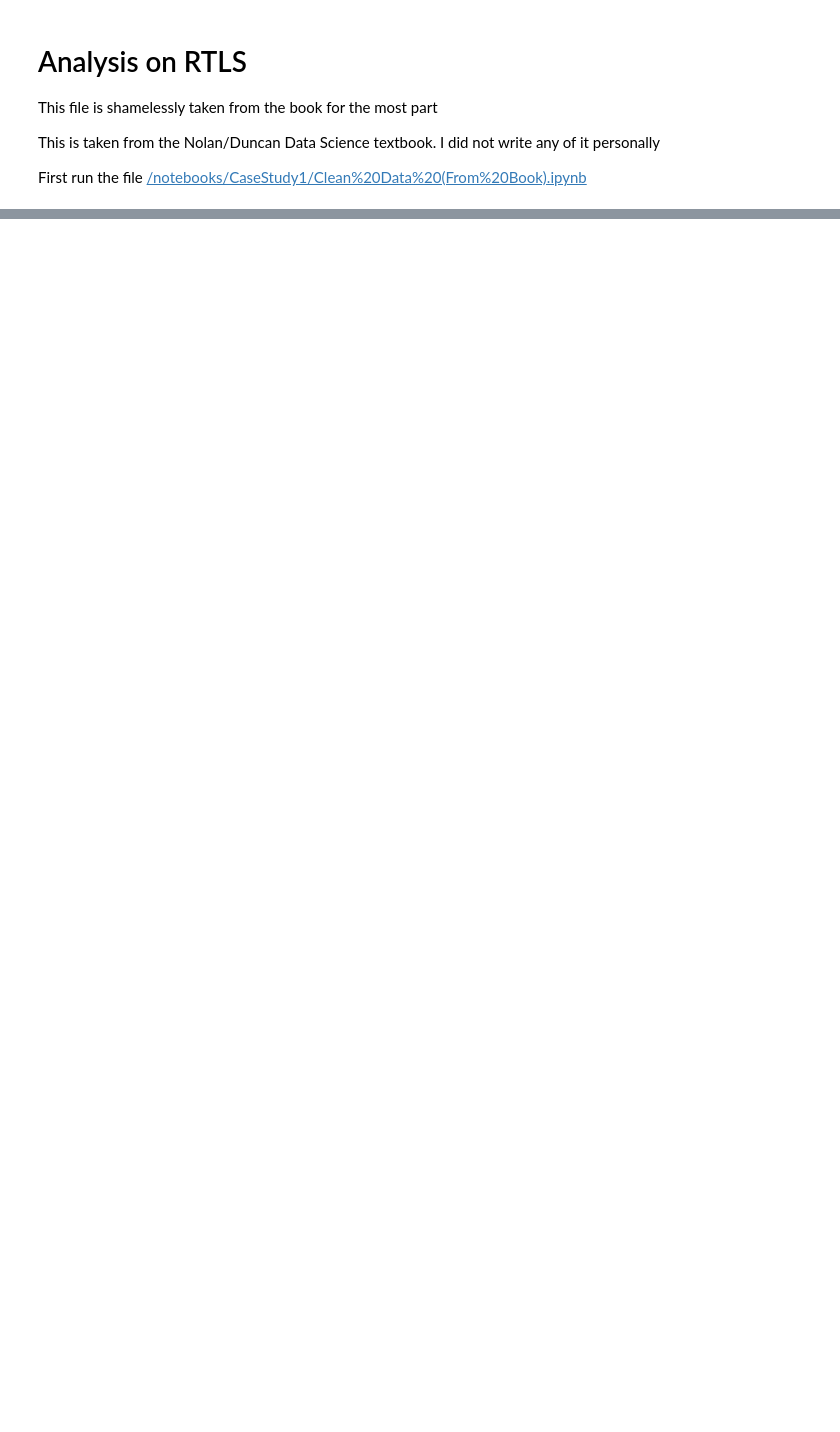
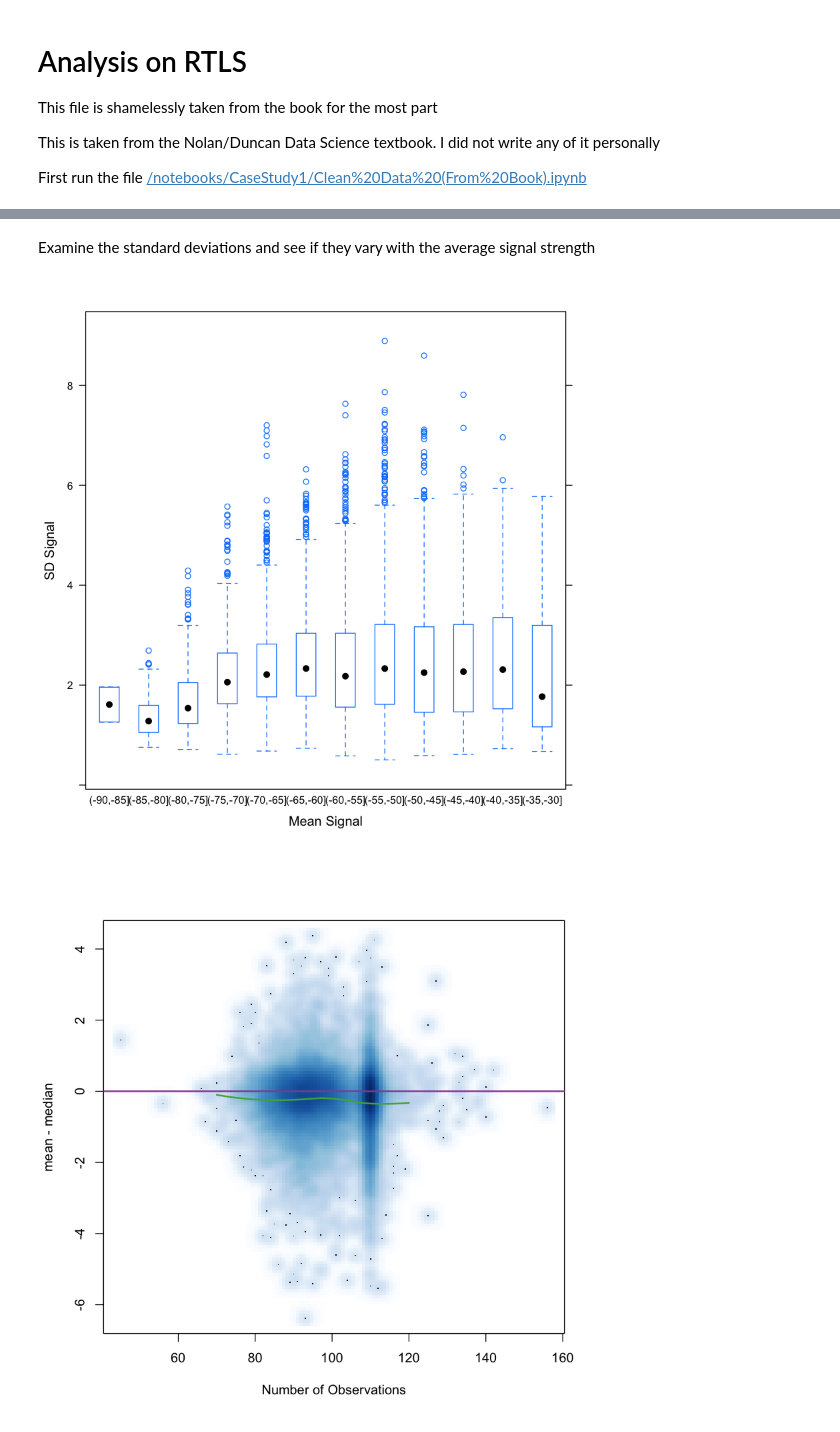
Before and after one commit to kjprice/smu-quantifying-the-world, a Jupyter notebook: CaseStudy1/Perform Analysis (From Book).ipynb, the cells around one changed output, grey strips where cells are left out. Drawn from its saved outputs; the diff is of its cells as text; code cells hidden in the pictures; blank space fills up the shorter version.

```diff
--- a/CaseStudy1/Perform Analysis (From Book).ipynb
+++ b/CaseStudy1/Perform Analysis (From Book).ipynb
@@ -21,0 +72,30 @@ head(offline)
+# %%
+offlineSummary = do.call("rbind", signalSummary)
+# %% [markdown]
+Examine the standard deviations and see if they vary with the average signal
+strength
+# %%
+breaks = seq(-90, -30, by = 5)
+bwplot(sdSignal ~ cut(avgSignal, breaks = breaks),
+data = offlineSummary,
+subset = mac != "00:0f:a3:39:dd:cd",
+xlab = "Mean Signal", ylab = "SD Signal")
+
+with(offlineSummary,
+smoothScatter((avgSignal - medSignal) ~ num,
+xlab = "Number of Observations",
+ylab = "mean - median"))
+abline(h = 0, col = "#984ea3", lwd = 2)
+
+
+lo.obj =
+with(offlineSummary,
+loess(diff ~ num,
+data = data.frame(diff = (avgSignal - medSignal),
+num = num)))
+
+lo.obj.pr = predict(lo.obj, newdata = data.frame(num = (70:120)))
+lines(x = 70:120, y = lo.obj.pr, col = "#4daf4a", lwd = 2)
+# %% [output]
+[figure, added]
+[figure, added]
```
Also changed, not shown: parts of 16 cells of this notebook.
